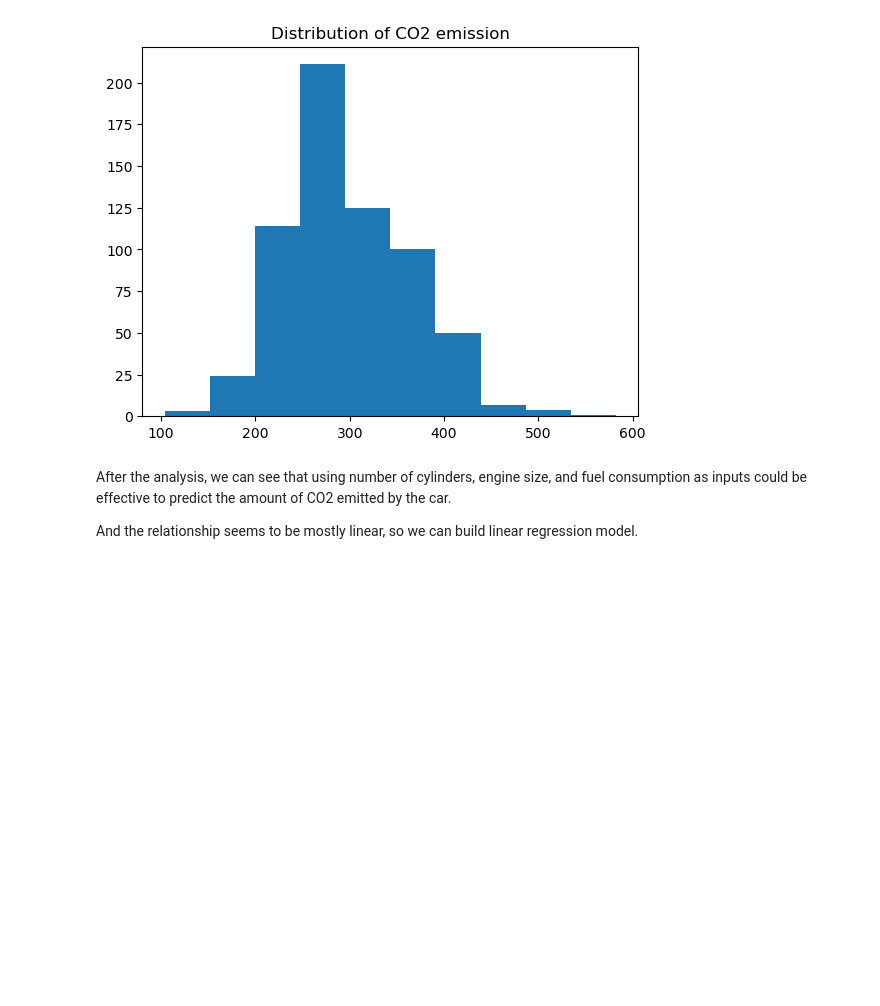
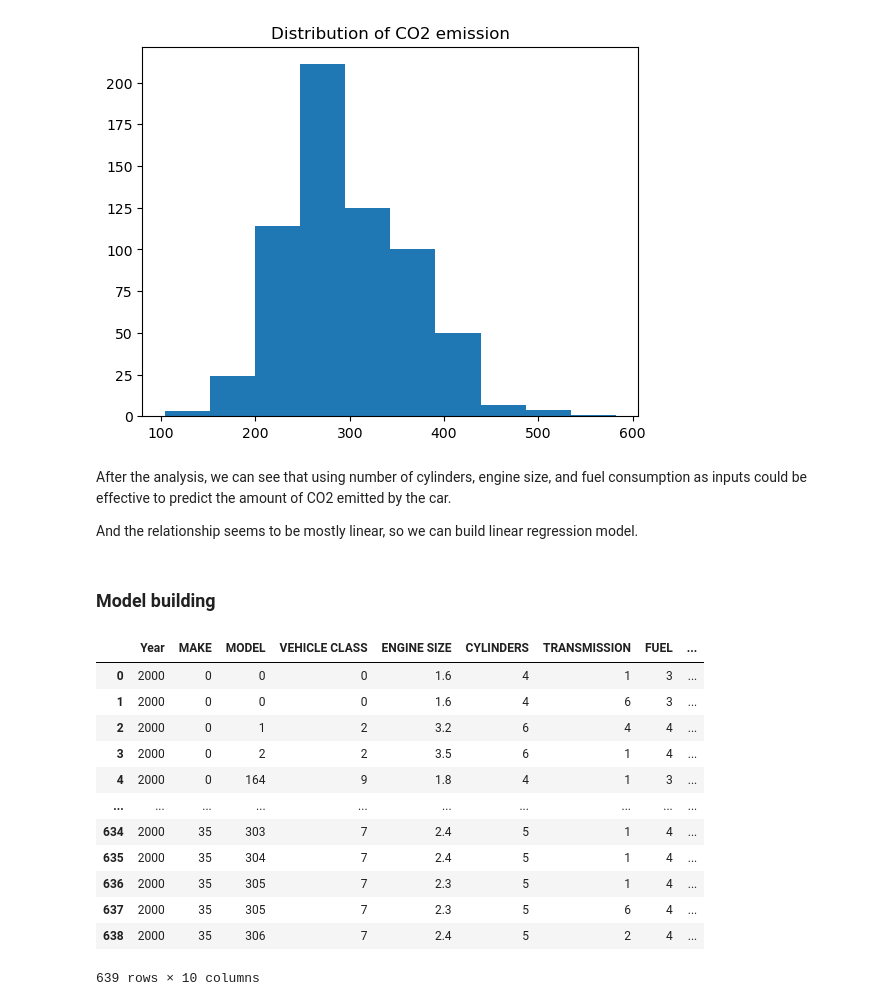
Before and after one commit to Prasanna-Shrestha/VehicleFuelConsumption, a Jupyter notebook: VehicleFuelConsumption.ipynb, the cells around one changed output. Saved outputs shown, nothing was run; the diff lists cells and outputs as text; code cells hidden in the pictures; blank space fills up the shorter version.

```diff
--- a/VehicleFuelConsumption.ipynb
+++ b/VehicleFuelConsumption.ipynb
@@ -116,3 +116,40 @@ plt.show()
 After the analysis, we can see that using number of cylinders, engine size, and fuel consumption as inputs could be effective to predict the amount of CO2 emitted by the car.
 
 And the relationship seems to be mostly linear, so we can build linear regression model.
+# %% [markdown]
+### Model building
+# %%
+# defining a function to detect categorical columns
+def detect_categorical_columns(df):
+    categorical_columns = df.select_dtypes(include=['object']).columns.tolist()
+    return categorical_columns
+
+# defining a function to encode categorical columns using Label Encoder
+def encode_categorical_columns(df):
+    categorical_columns = detect_categorical_columns(df)
+    le = LabelEncoder()
+    df_encoded = df.copy()
+
+    for col in categorical_columns:
+        df_encoded[col] = df[col].astype(str)
+        df_encoded[col] = le.fit_transform(df_encoded[col])
+
+    return df_encoded
+
+# Using the predefined function to encode categorical columns
+df_encoded = encode_categorical_columns(df)
+df_encoded
+# %% [output]
+|  | Year | MAKE | MODEL | VEHICLE CLASS | ENGINE SIZE | CYLINDERS | TRANSMISSION | FUEL | ... |
+| 0 | 2000 | 0 | 0 | 0 | 1.6 | 4 | 1 | 3 | ... |
+| 1 | 2000 | 0 | 0 | 0 | 1.6 | 4 | 6 | 3 | ... |
+| 2 | 2000 | 0 | 1 | 2 | 3.2 | 6 | 4 | 4 | ... |
+| 3 | 2000 | 0 | 2 | 2 | 3.5 | 6 | 1 | 4 | ... |
+| 4 | 2000 | 0 | 164 | 9 | 1.8 | 4 | 1 | 3 | ... |
+| ... | ... | ... | ... | ... | ... | ... | ... | ... | ... |
+| 634 | 2000 | 35 | 303 | 7 | 2.4 | 5 | 1 | 4 | ... |
+| 635 | 2000 | 35 | 304 | 7 | 2.4 | 5 | 1 | 4 | ... |
+| 636 | 2000 | 35 | 305 | 7 | 2.3 | 5 | 1 | 4 | ... |
+| 637 | 2000 | 35 | 305 | 7 | 2.3 | 5 | 6 | 4 | ... |
+| 638 | 2000 | 35 | 306 | 7 | 2.4 | 5 | 2 | 4 | ... |
+639 rows × 10 columns
```
Also changed, not shown: parts of 12 cells of this notebook.
